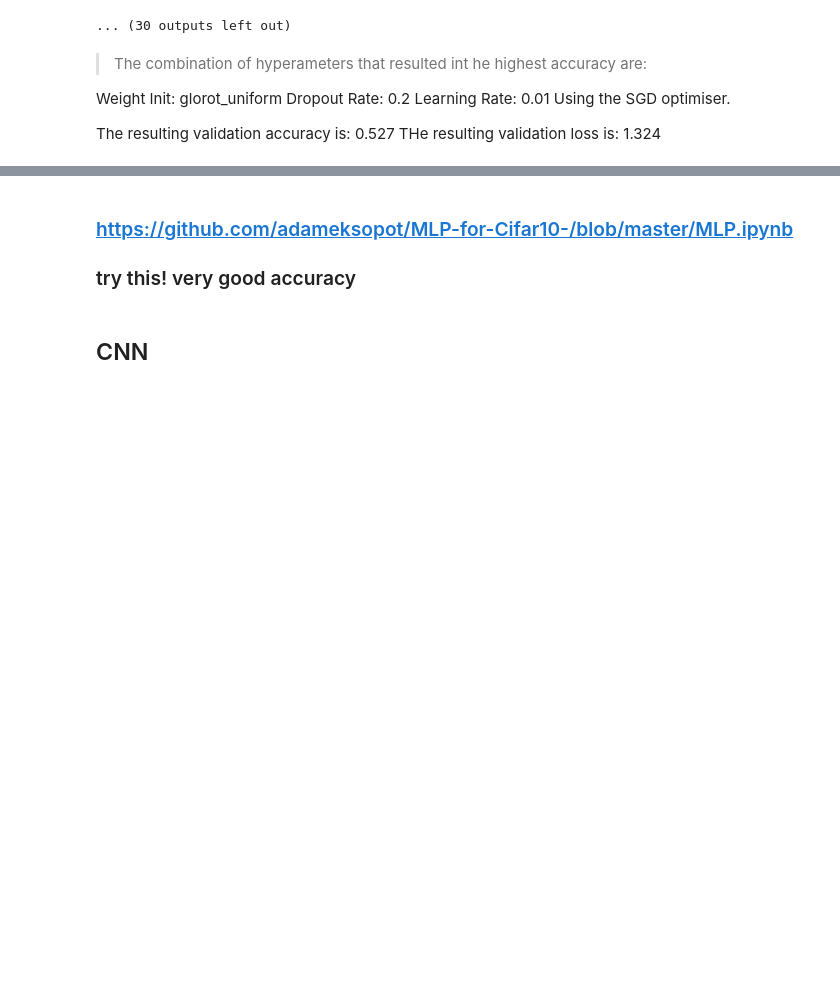
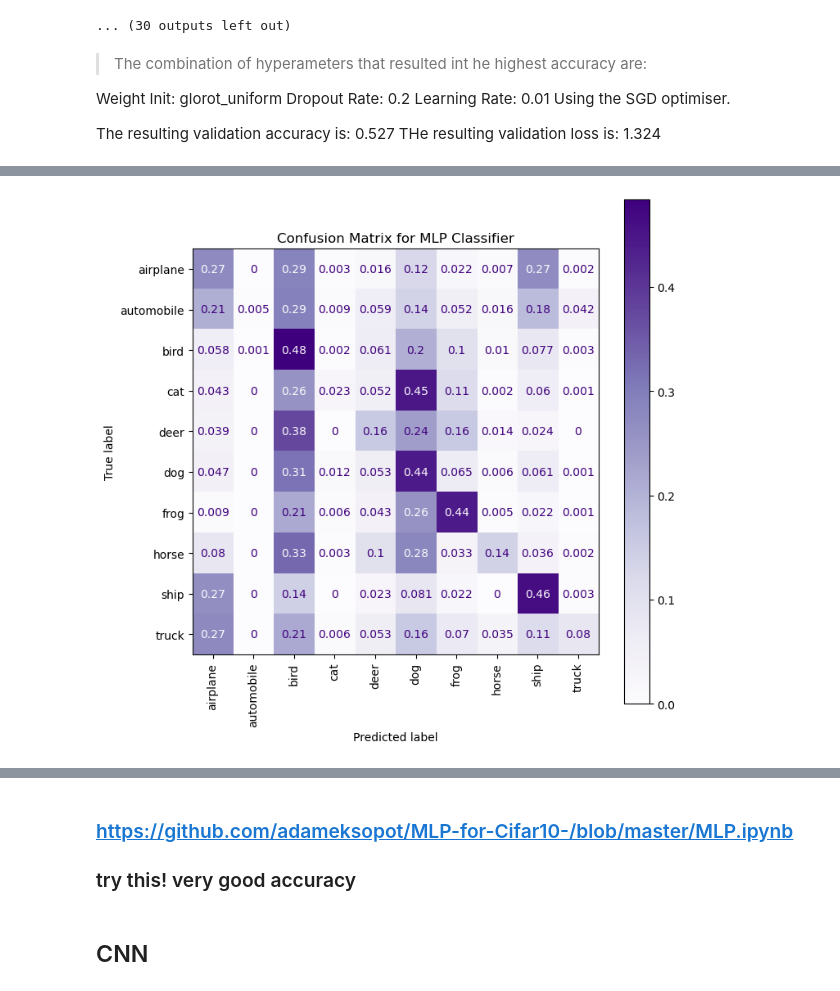
Before and after one commit to kaylee01/Assignment-1, a Jupyter notebook: Assignment-1/Molin_Kaylee-proj1.ipynb, the cells around one changed output, grey strips where cells are left out. Cells and saved outputs as stored; diff of their text form; code cells hidden in the pictures; blank space fills up the shorter version.

```diff
--- a/Assignment-1/Molin_Kaylee-proj1.ipynb
+++ b/Assignment-1/Molin_Kaylee-proj1.ipynb
@@ -325,0 +300,9 @@ model_mlp.evaluate(X_test, y_test)
+# %%
+# THIS IS COPY AND PASTED FIX
+# i changed it a bit, may need ot change more
+
+mlp_pred = np.argmax(model_mlp.predict(X_test),axis=-1)
+mlp_eval = model_mlp.evaluate(X_test,y_test,verbose=0)
+print(f"MLP Model Accuracy: {mlp_eval[1]:.4f}, Loss: {mlp_eval[0]:.4f}\n")
+print(f"MLP Average F1 Score: {f1_score(y_test, mlp_pred, average='macro'):.4f}\n")
+print(f"MLP F1 Scores for Different Classes:\n{classification_report(y_test, mlp_pred, target_names=class_names)}")
@@ -325,0 +327,16 @@ model_mlp.evaluate(X_test, y_test)
+# %%
+def plot_confusion_matrix(y_test, y_pred, display_labels=class_names, cmap=plt.cm.Purples, title="Confusion Matrix"):
+    fig, ax = plt.subplots(1, figsize=(8, 8))
+    cm = confusion_matrix(y_test, y_pred, normalize='true')
+
+    conf_display = ConfusionMatrixDisplay(confusion_matrix=cm, display_labels=display_labels)
+    conf_display.plot(cmap=cmap, ax=ax, xticks_rotation=90)
+
+    # Set the title
+    ax.set_title("Confusion Matrix for MLP Classifier")
+
+# Plot Confusion Matrix with a title
+plot_confusion_matrix(y_test, mlp_pred, title="MLP Confusion Matrix")
+plt.show()
+# %% [output]
+[figure, added]
```
Also changed, not shown: parts of 7 cells of this notebook, 2 other files.
